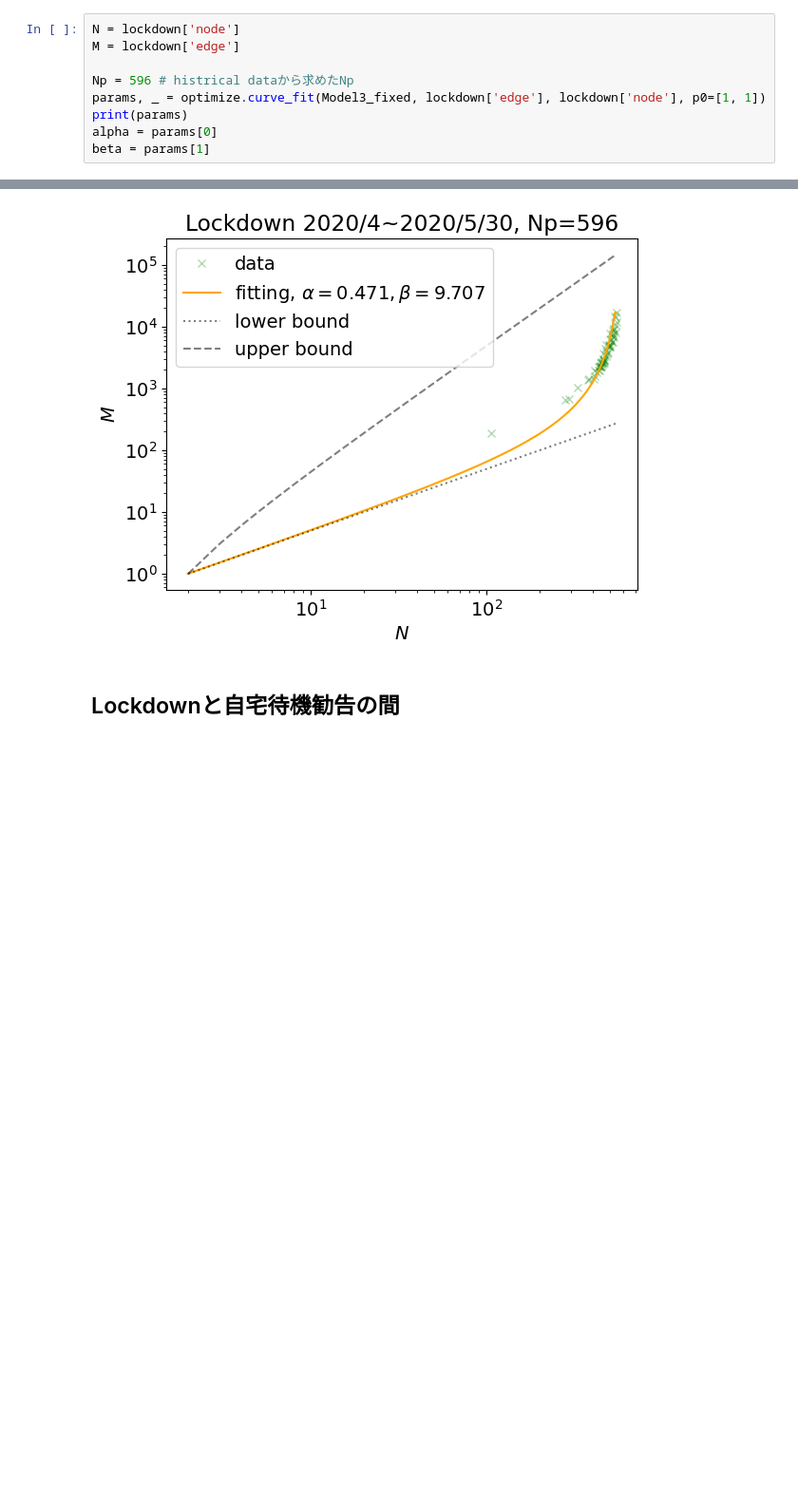
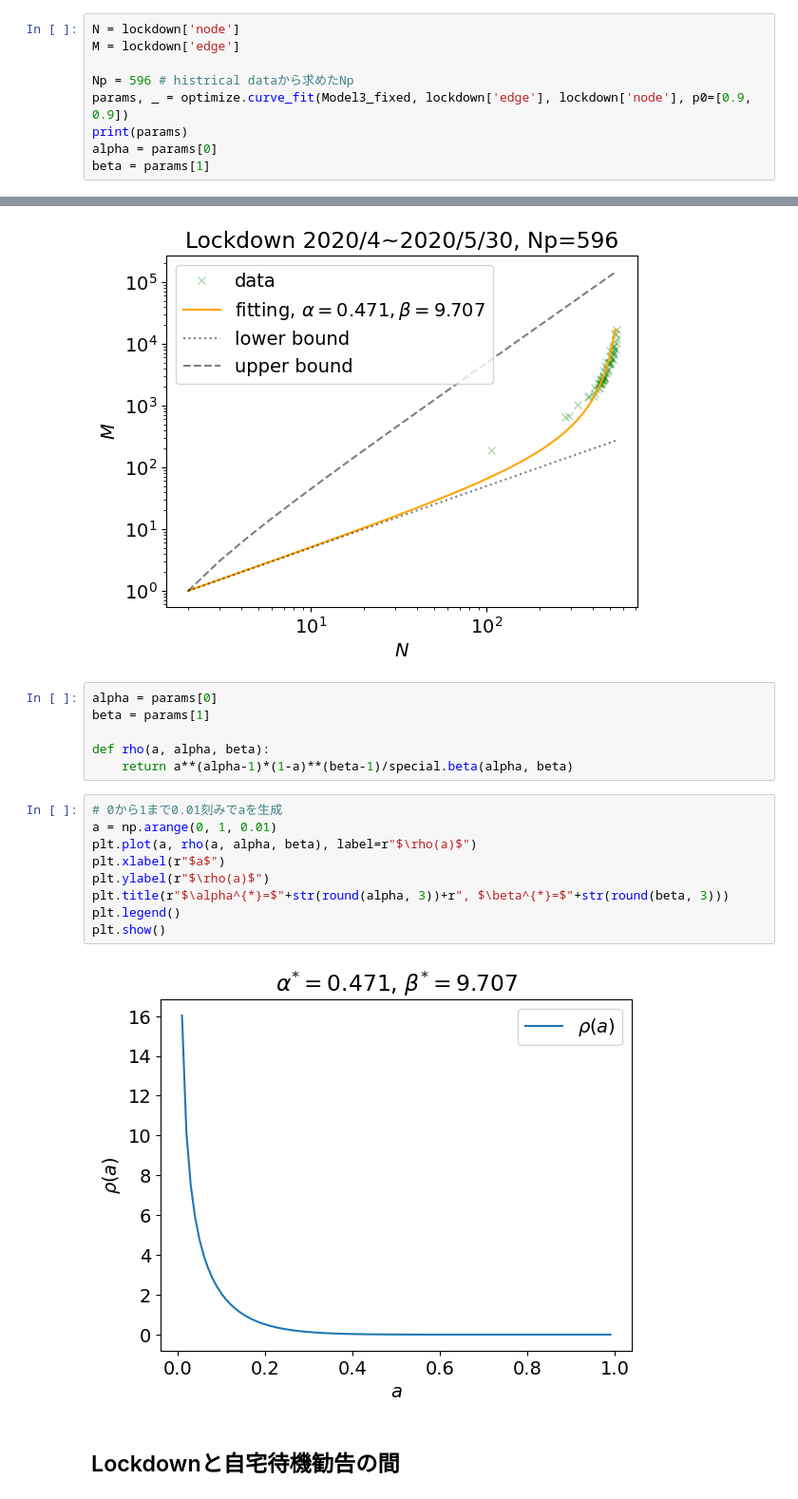
Before and after one commit to yiadka/mobility_scaling, a Jupyter notebook: notebooks/lockdown.ipynb, the cells around one changed output, grey strips where cells are left out. Shown at 95% size. Cells and saved outputs as stored; diff of their text form; blank space fills up the shorter version.

```diff
--- a/notebooks/lockdown.ipynb
+++ b/notebooks/lockdown.ipynb
@@ -315,7 +315,7 @@ N = lockdown['node']
 M = lockdown['edge']
 
 Np = 596 # histrical dataから求めたNp
-params, _ = optimize.curve_fit(Model3_fixed, lockdown['edge'], lockdown['node'], p0=[1, 1])
+params, _ = optimize.curve_fit(Model3_fixed, lockdown['edge'], lockdown['node'], p0=[0.9, 0.9])
 print(params)
 alpha = params[0]
 beta = params[1]
@@ -374,6 +374,23 @@ plt.legend()
 # %% [output]
 <matplotlib.legend.Legend at 0x...>
 [figure]
+# %%
+alpha = params[0]
+beta = params[1]
+
+def rho(a, alpha, beta):
+    return a**(alpha-1)*(1-a)**(beta-1)/special.beta(alpha, beta)
+# %%
+# 0から1まで0.01刻みでaを生成
+a = np.arange(0, 1, 0.01)
+plt.plot(a, rho(a, alpha, beta), label=r"$\rho(a)$")
+plt.xlabel(r"$a$")
+plt.ylabel(r"$\rho(a)$")
+plt.title(r"$\alpha^{*}=$"+str(round(alpha, 3))+r", $\beta^{*}=$"+str(round(beta, 3)))
+plt.legend()
+plt.show()
+# %% [output]
+[figure, added]
 # %% [markdown]
 ## Lockdownと自宅待機勧告の間
 # %%
```
Also changed, not shown: parts of 9 cells of this notebook, 1 other file.
